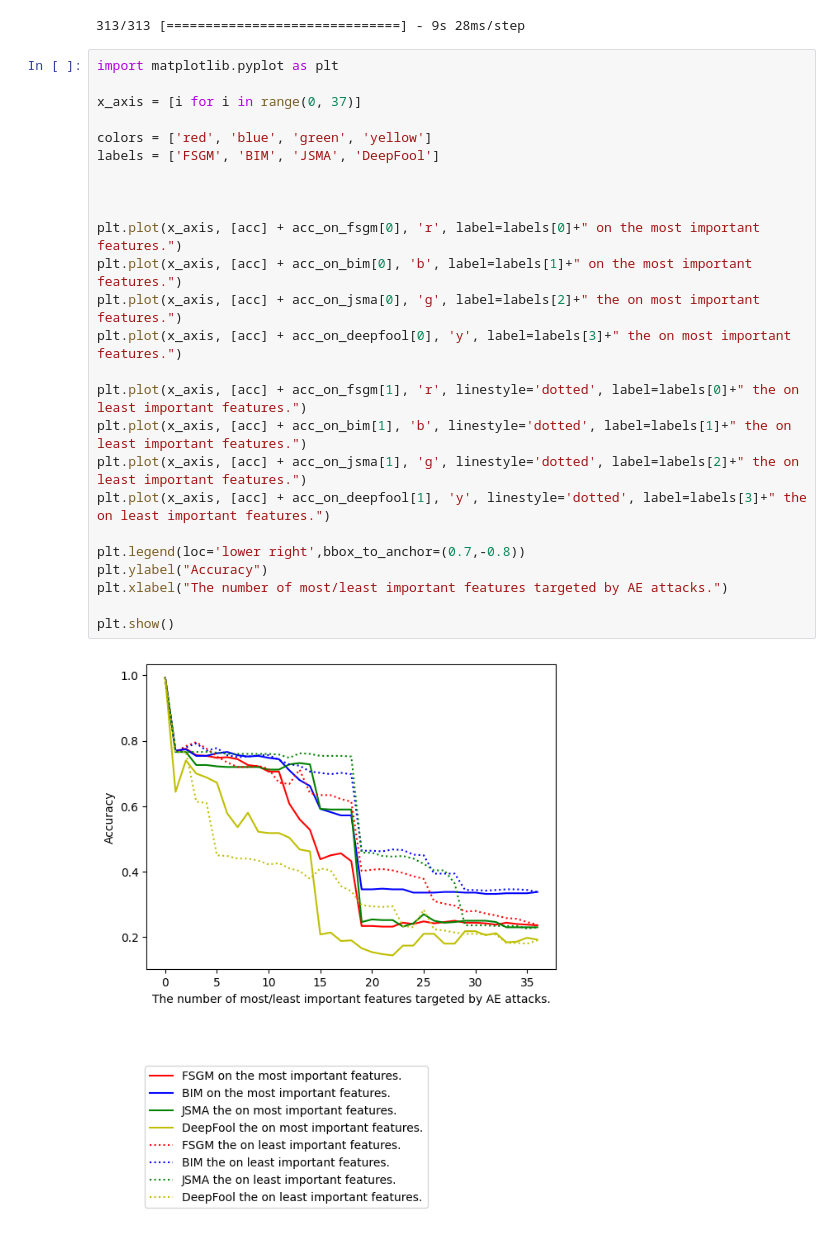
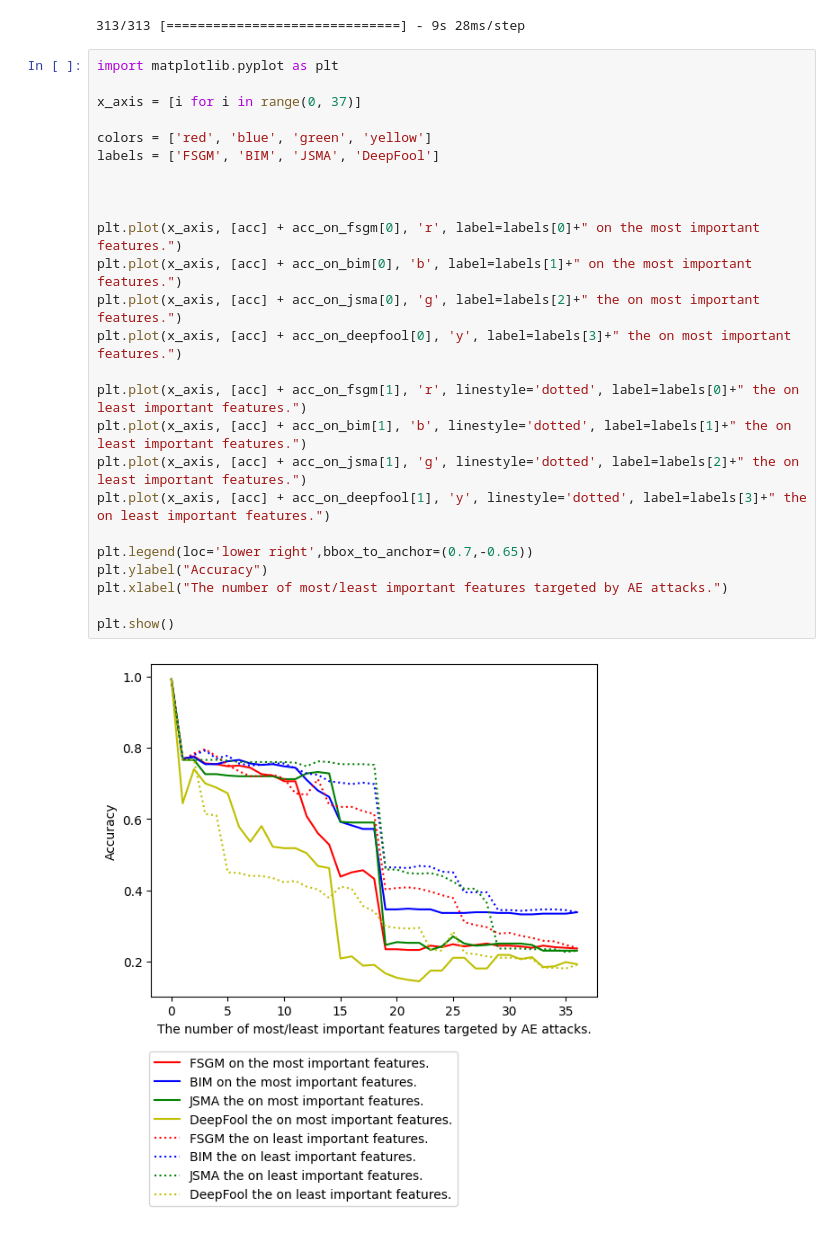
Before and after one commit to zauzooz/DNN_SHAP_AE, a Jupyter notebook: NSL-KDD.ipynb, the cells around one changed output. Saved outputs shown, nothing was run; the diff lists cells and outputs as text.

```diff
--- a/NSL-KDD.ipynb
+++ b/NSL-KDD.ipynb
@@ -339,27 +339,27 @@ acc = evaluate_metric(
 # %%
 import matplotlib.pyplot as plt
 
 x_axis = [i for i in range(0, 37)]
 
 colors = ['red', 'blue', 'green', 'yellow']
 labels = ['FSGM', 'BIM', 'JSMA', 'DeepFool']
 
 
 
 plt.plot(x_axis, [acc] + acc_on_fsgm[0], 'r', label=labels[0]+" on the most important features.")
 plt.plot(x_axis, [acc] + acc_on_bim[0], 'b', label=labels[1]+" on the most important features.")
 plt.plot(x_axis, [acc] + acc_on_jsma[0], 'g', label=labels[2]+" the on most important features.")
 plt.plot(x_axis, [acc] + acc_on_deepfool[0], 'y', label=labels[3]+" the on most important features.")
 
 plt.plot(x_axis, [acc] + acc_on_fsgm[1], 'r', linestyle='dotted', label=labels[0]+" the on least important features.")
 plt.plot(x_axis, [acc] + acc_on_bim[1], 'b', linestyle='dotted', label=labels[1]+" the on least important features.")
 plt.plot(x_axis, [acc] + acc_on_jsma[1], 'g', linestyle='dotted', label=labels[2]+" the on least important features.")
 plt.plot(x_axis, [acc] + acc_on_deepfool[1], 'y', linestyle='dotted', label=labels[3]+" the on least important features.")
 
-plt.legend(loc='lower right',bbox_to_anchor=(0.7,-0.8))
+plt.legend(loc='lower right',bbox_to_anchor=(0.7,-0.65))
 plt.ylabel("Accuracy")
 plt.xlabel("The number of most/least important features targeted by AE attacks.")
 
 plt.show()
 # %% [output]
-[figure, old version]
+[figure, new version]
```
Also changed, not shown: 1 other file.
